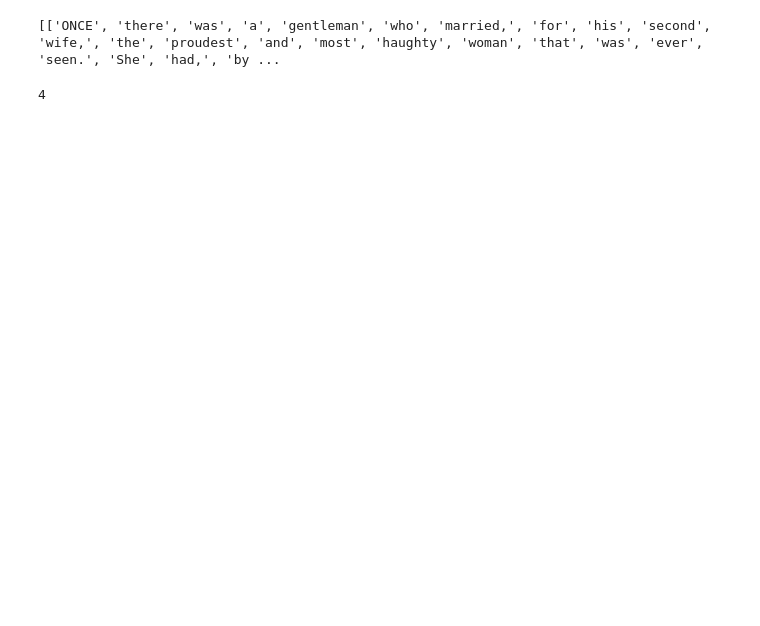
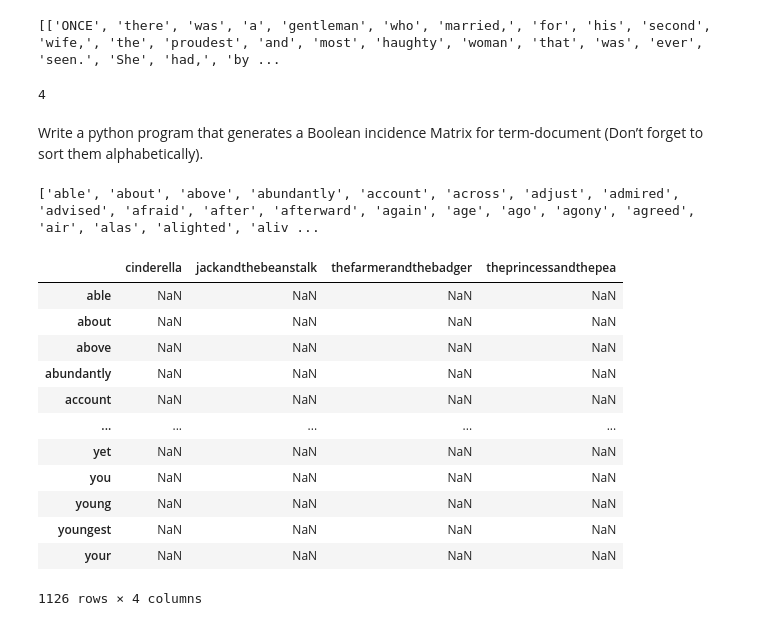
Before and after one commit to pshetty208/PythonWorkspace, a Jupyter notebook: Assignment-3.ipynb, the cells around one changed output. Cells and saved outputs as stored; diff of their text form; code cells hidden in the pictures; blank space fills up the shorter version.

```diff
--- a/Ass3.ipynb
+++ b/Assignment-3.ipynb
@@ -29,3 +29,47 @@ print(listA)
 print(huge_list.count("asked"))
 # %% [output]
 4
+# %% [markdown]
+Write a python program that generates a Boolean incidence Matrix for term-document (Don’t forget to sort them alphabetically).
+# %%
+cinderella = open('cinderella.txt', 'r',encoding='utf-8').read().lower()
+jackandthebeanstalk= open("jackandthebeanstalk.txt",'r',encoding='utf-8').read().lower()
+thefarmerandthebadger=open("thefarmerandthebadger.txt",'r',encoding='utf-8').read().lower()
+theprincessandthepea=open("theprincessandthepea.txt",'r',encoding='utf-8').read().lower()
+# %%
+import re
+
+cind = re.findall(r'\b[a-zA-Z][a-z]{2,9}\b',cinderella)
+jack = re.findall(r'\b[a-zA-Z][a-z]{2,9}\b',jackandthebeanstalk)
+farm = re.findall(r'\b[a-zA-Z][a-z]{2,9}\b',thefarmerandthebadger)
+prince = re.findall(r'\b[a-zA-Z][a-z]{2,9}\b',theprincessandthepea)
+
+bag.extend(cind)
+bag.extend(jack)
+bag.extend(farm)
+bag.extend(prince)
+
+vals = list(set(bag))
+vals.sort()
+print(vals)
+# %% [output]
+['able', 'about', 'above', 'abundantly', 'account', 'across', 'adjust', 'admired', 'advised', 'afraid', 'after', 'afterward', 'again', 'age', 'ago', 'agony', 'agreed', 'air', 'alas', 'alighted', 'aliv ...
+# %%
+import pandas as pd
+
+termdf = pd.DataFrame(index = vals, columns = ["cinderella","jackandthebeanstalk","thefarmerandthebadger","theprincessandthepea"])
+termdf
+# %% [output]
+|  | cinderella | jackandthebeanstalk | thefarmerandthebadger | theprincessandthepea |
+| able | NaN | NaN | NaN | NaN |
+| about | NaN | NaN | NaN | NaN |
+| above | NaN | NaN | NaN | NaN |
+| abundantly | NaN | NaN | NaN | NaN |
+| account | NaN | NaN | NaN | NaN |
+| ... | ... | ... | ... | ... |
+| yet | NaN | NaN | NaN | NaN |
+| you | NaN | NaN | NaN | NaN |
+| young | NaN | NaN | NaN | NaN |
+| youngest | NaN | NaN | NaN | NaN |
+| your | NaN | NaN | NaN | NaN |
+1126 rows × 4 columns
```
Also changed, not shown: parts of 11 cells of this notebook, 14 other files.
